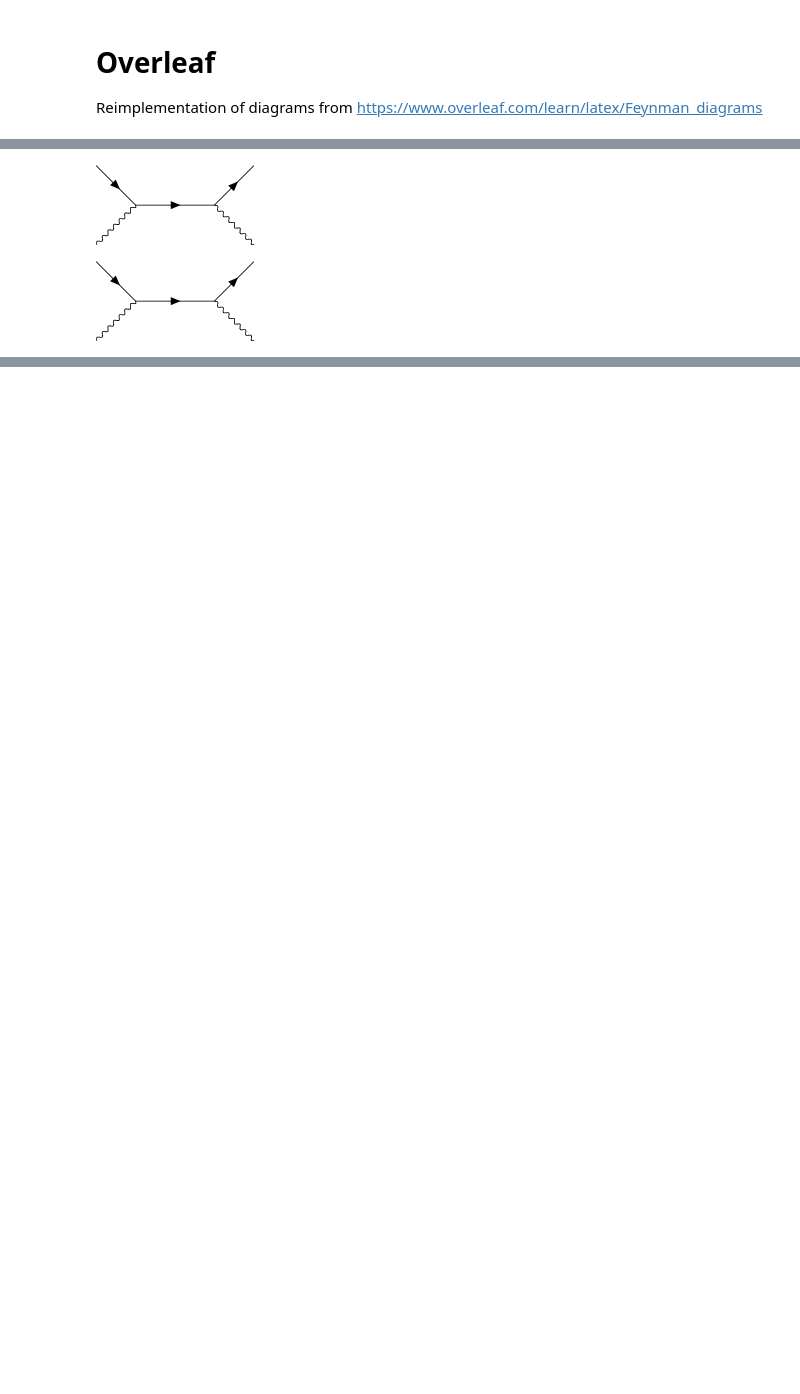
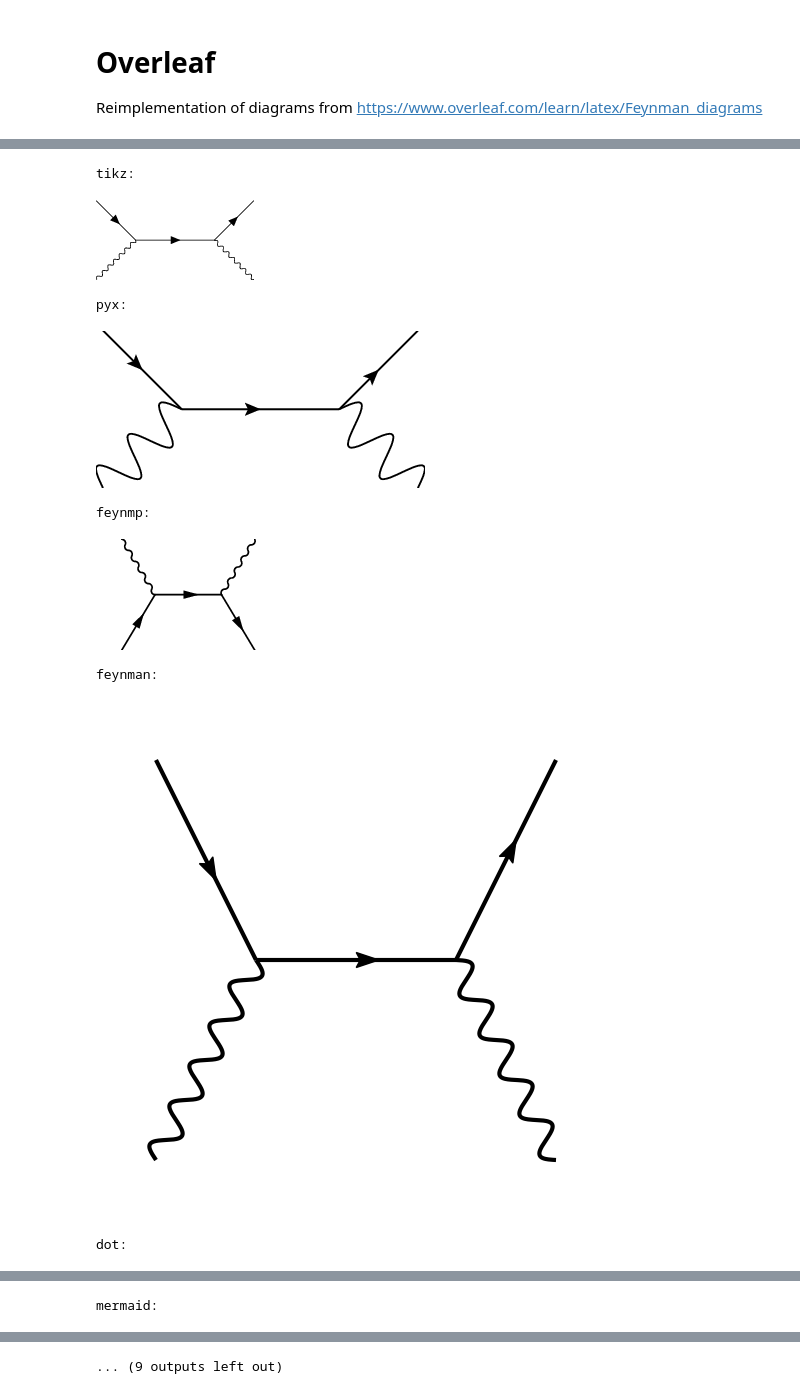
Before and after one commit to APN-Pucky/pyfeyn2, a Jupyter notebook: docs/source/gallery/overleaf/overleaf.ipynb, the cells around one changed output, grey strips where cells are left out. Drawn from its saved outputs; the diff is of its cells as text; code cells hidden in the pictures; blank space fills up the shorter version.

```diff
--- a/docs/source/gallery/overleaf/overleaf.ipynb
+++ b/docs/source/gallery/overleaf/overleaf.ipynb
@@ -28,18 +39,25 @@ ar.render()
 # %%
 v1 = Vertex().with_xy(-1, 0)
 v2 = Vertex().with_xy(1, 0)
 
 fd = FeynmanDiagram().add(
     v1,
     v2,
     Propagator().connect(v1, v2).with_type("fermion"),
     Leg().with_target(v1).with_xy(-2, 1).with_type("fermion").with_incoming(),
     Leg().with_target(v1).with_xy(-2, -1).with_type("photon").with_incoming(),
     Leg().with_target(v2).with_xy(2, 1).with_type("fermion").with_outgoing(),
     Leg().with_target(v2).with_xy(2, -1).with_type("photon").with_outgoing(),
 )
-ar = TikzFeynmanRender(fd)
+ar = AllRender(fd)
 ar.render()
 # %% [output]
+tikz:
 [figure]
+pyx:
-[figure, old version]
+[figure, new version]
+feynmp:
+[figure, added]
+feynman:
+[figure, added]
+dot:
@@ -45,0 +65 @@ ar.render()
+mermaid:
@@ -46,3 +67,4 @@ ar.render()
+... (9 outputs left out)
 # %%
 v1 = Vertex().with_xy(-2, -2)
 v2 = Vertex().with_xy(2, -2)
```
Also changed, not shown: parts of 3 cells of this notebook, 18 other files.
